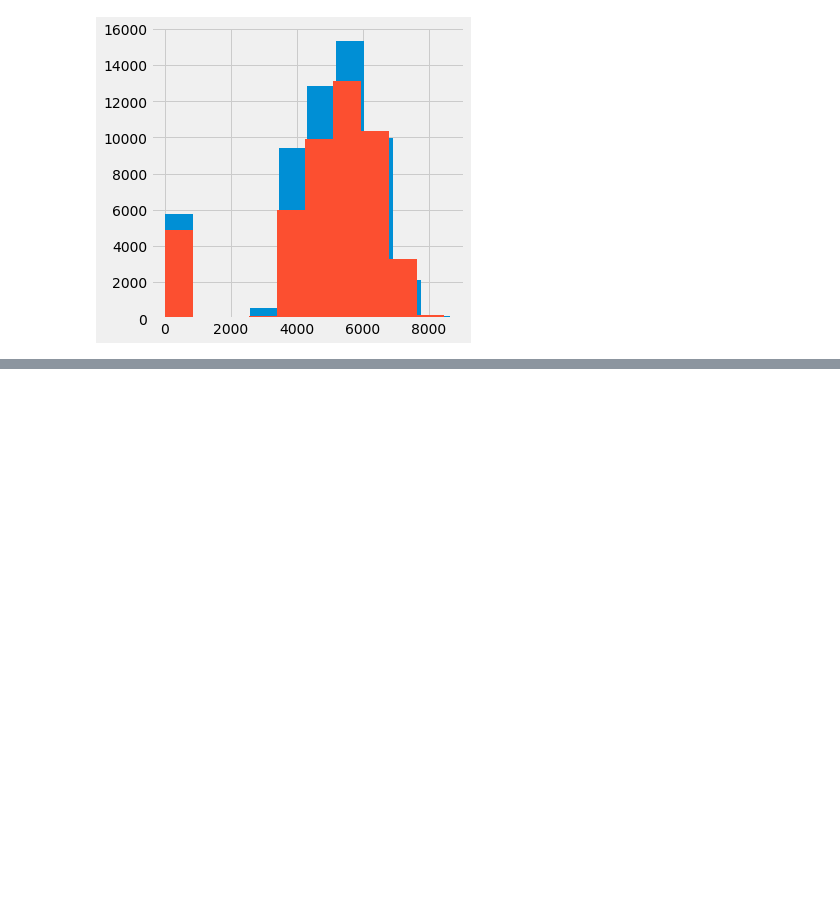
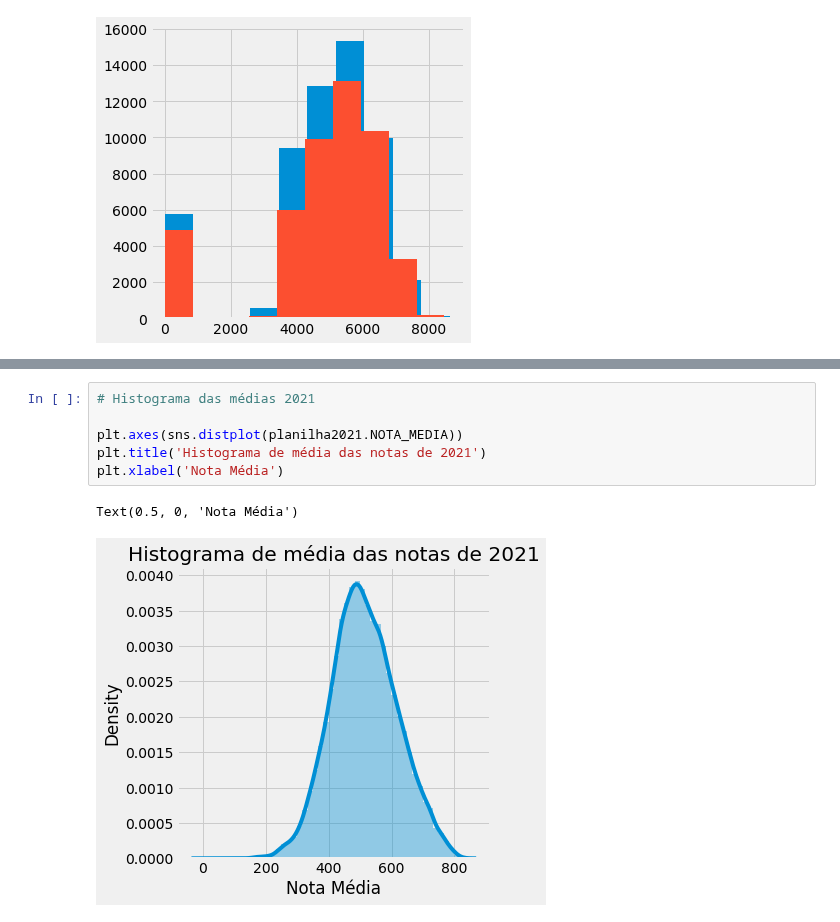
Before and after one commit to kingofrats04/Projeto_IA_DadosEnem, a Jupyter notebook: Graficos_IA.ipynb, the cells around one changed output, grey strips where cells are left out. Cells and saved outputs as stored; diff of their text form; blank space fills up the shorter version.

```diff
--- a/Graficos_IA.ipynb
+++ b/Graficos_IA.ipynb
@@ -1061,0 +1088,9 @@ AxesSubplot(0.08,0.07;0.87x0.81)
+# %%
+# Histograma das médias 2021
+
+plt.axes(sns.distplot(planilha2021.NOTA_MEDIA))
+plt.title('Histograma de média das notas de 2021')
+plt.xlabel('Nota Média')
+# %% [output]
+Text(0.5, 0, 'Nota Média')
+[figure, added]
```
Also changed, not shown: parts of 13 cells of this notebook.
